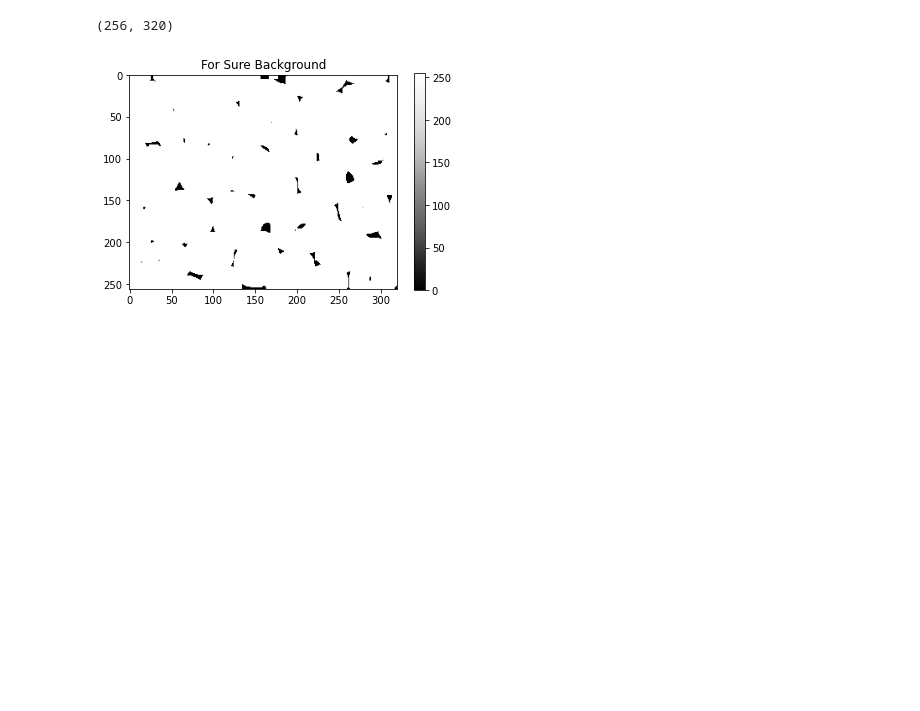
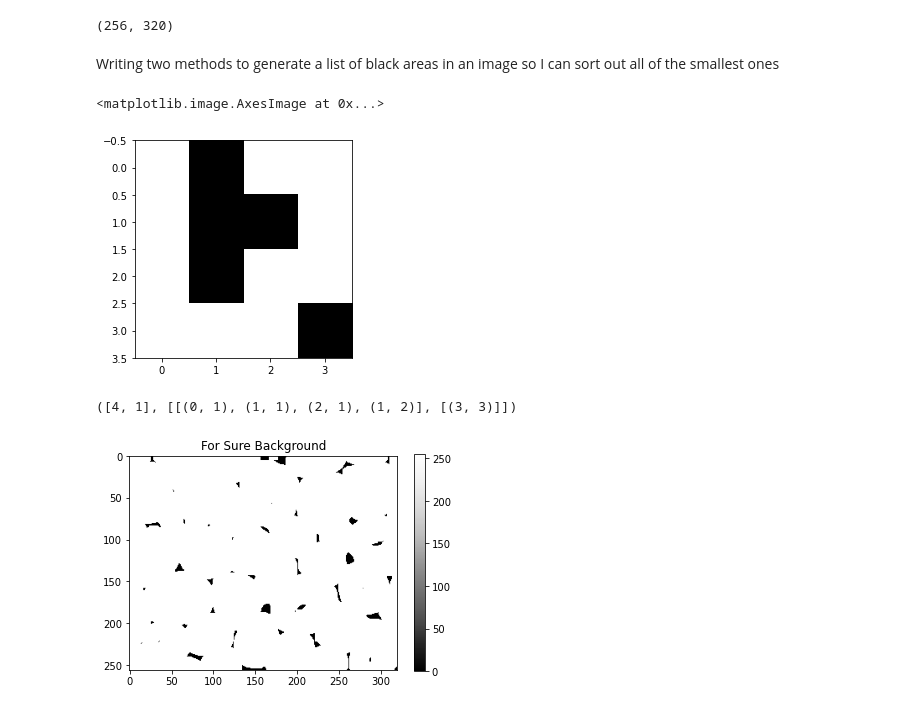
Before and after one commit to johnmays/convection-cell-research, a Jupyter notebook: image_processing/watershed.ipynb, the cells around one changed output. Saved outputs shown, nothing was run; the diff lists cells and outputs as text; code cells hidden in the pictures; blank space fills up the shorter version.

Commit message:
black area finding method working

```diff
--- a/image_processing/watershed.ipynb
+++ b/image_processing/watershed.ipynb
@@ -123,0 +119,2 @@ def getbackgroundareas(image):
+# %% [markdown]
+Writing two methods to generate a list of black areas in an image so I can sort out all of the smallest ones
@@ -124,3 +154,19 @@ def getbackgroundareas(image):
+# %%
+test_img = np.array([
+    [1,0,1,1],
+    [1,0,0,1],
+    [1,0,1,1],
+    [1,1,1,0],
+])
+# %%
+plt.imshow(test_img, cmap='Greys_r')
+# %% [output]
+<matplotlib.image.AxesImage at 0x...>
+[figure, added]
+# %%
+getbackgroundareas(test_img)
+# %% [output]
+([4, 1], [[(0, 1), (1, 1), (2, 1), (1, 2)], [(3, 3)]])
 # %%
 # blur
 kernel = np.ones((3,3),np.uint8)
```
Also changed, not shown: parts of 3 cells of this notebook.
